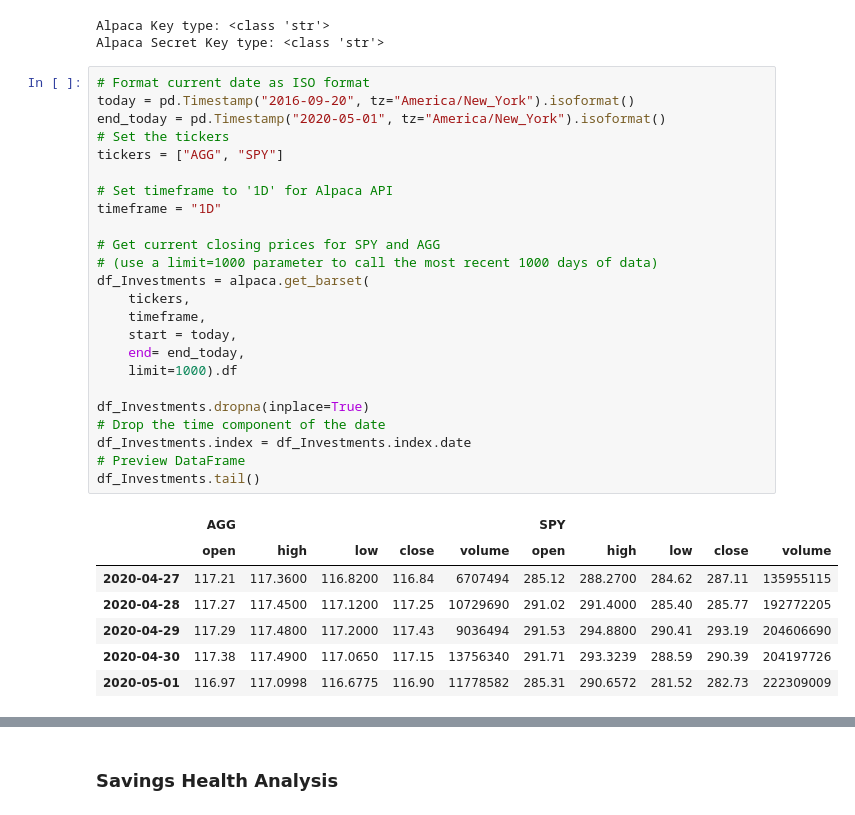
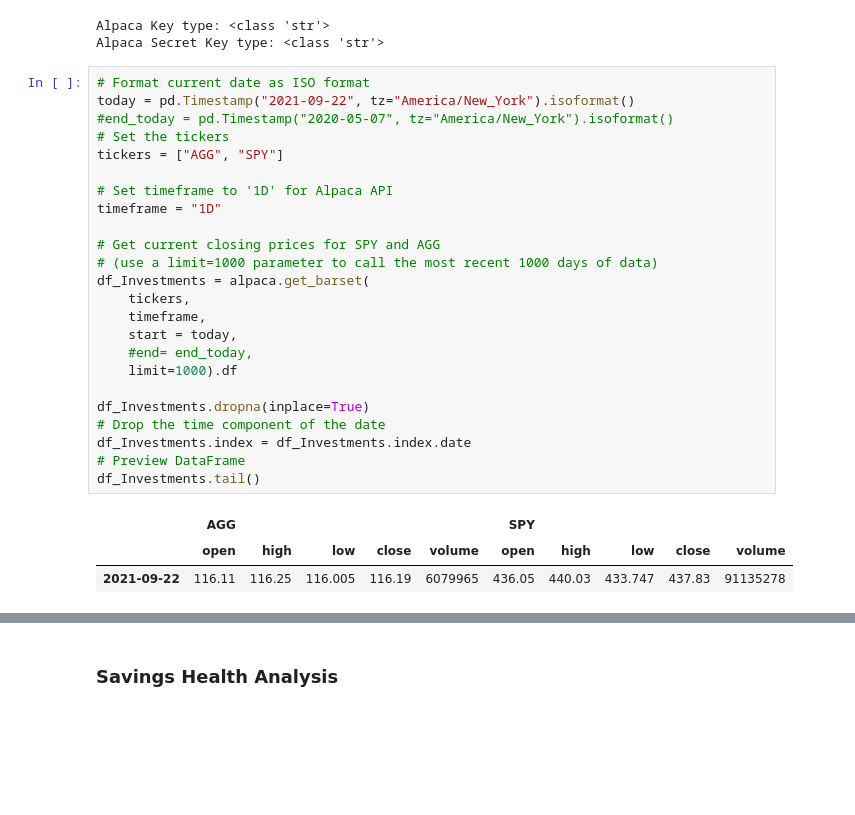
Before and after one commit to benjaminweymouth/financial-planning-monte-carlo, a Jupyter notebook: financial-planner.ipynb, the cells around one changed output, grey strips where cells are left out. Drawn from its saved outputs; the diff is of its cells as text; blank space fills up the shorter version.

```diff
--- a/financial-planner.ipynb
+++ b/financial-planner.ipynb
@@ -90,36 +90,32 @@ Alpaca Key type: <class 'str'>
 Alpaca Secret Key type: <class 'str'>
 # %%
 # Format current date as ISO format
-today = pd.Timestamp("2016-09-20", tz="America/New_York").isoformat()
-end_today = pd.Timestamp("2020-05-01", tz="America/New_York").isoformat()
+today = pd.Timestamp("2021-09-22", tz="America/New_York").isoformat()
+#end_today = pd.Timestamp("2020-05-07", tz="America/New_York").isoformat()
 # Set the tickers
 tickers = ["AGG", "SPY"]
 
 # Set timeframe to '1D' for Alpaca API
 timeframe = "1D"
 
 # Get current closing prices for SPY and AGG
 # (use a limit=1000 parameter to call the most recent 1000 days of data)
 df_Investments = alpaca.get_barset(
     tickers,
     timeframe,
     start = today,
-    end= end_today,
+    #end= end_today,
     limit=1000).df
 
 df_Investments.dropna(inplace=True)
 # Drop the time component of the date
 df_Investments.index = df_Investments.index.date
 # Preview DataFrame
 df_Investments.tail()
 # %% [output]
 |  | AGG |  |  |  |  | SPY |  |  |  |  |
 |  | open | high | low | close | volume | open | high | low | close | volume |
-| 2020-04-27 | 117.21 | 117.3600 | 116.8200 | 116.84 | 6707494 | 285.12 | 288.2700 | 284.62 | 287.11 | 135955115 |
-| 2020-04-28 | 117.27 | 117.4500 | 117.1200 | 117.25 | 10729690 | 291.02 | 291.4000 | 285.40 | 285.77 | 192772205 |
-| 2020-04-29 | 117.29 | 117.4800 | 117.2000 | 117.43 | 9036494 | 291.53 | 294.8800 | 290.41 | 293.19 | 204606690 |
-| 2020-04-30 | 117.38 | 117.4900 | 117.0650 | 117.15 | 13756340 | 291.71 | 293.3239 | 288.59 | 290.39 | 204197726 |
-| 2020-05-01 | 116.97 | 117.0998 | 116.6775 | 116.90 | 11778582 | 285.31 | 290.6572 | 281.52 | 282.73 | 222309009 |
+| 2021-09-22 | 116.11 | 116.25 | 116.005 | 116.19 | 6079965 | 436.05 | 440.03 | 433.747 | 437.83 | 91135278 |
 # %%
 # Pick AGG and SPY close prices
 agg_close_price = df_Investments["AGG"]["close"].iloc[-1]
```
Also changed, not shown: parts of 17 cells of this notebook, 1 other file.
